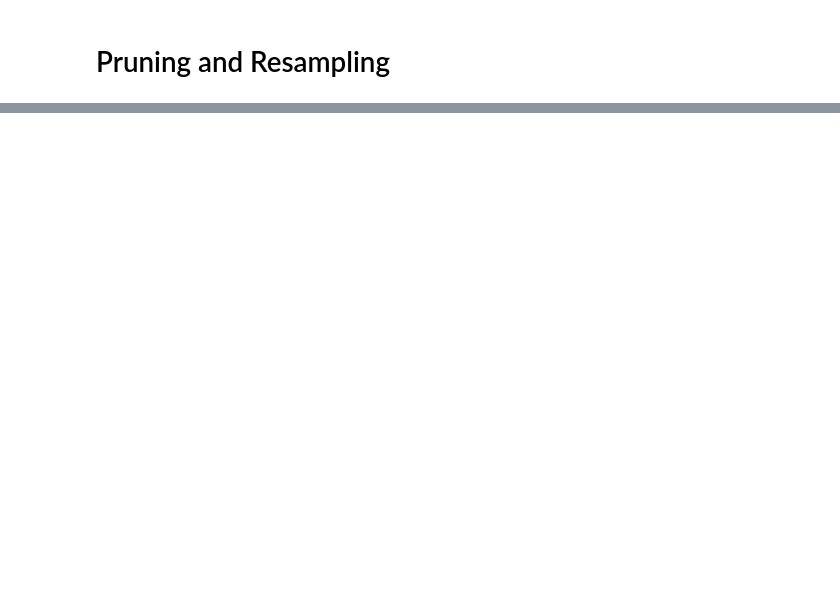
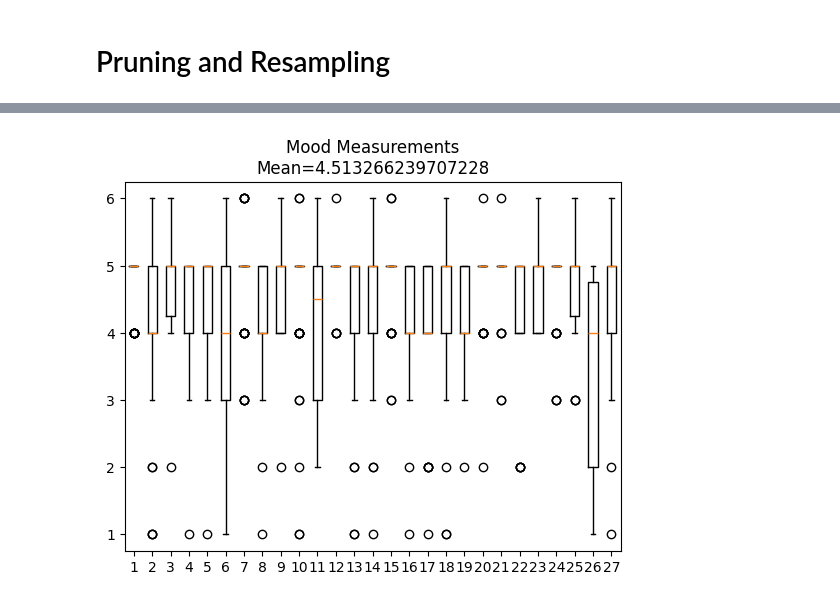
Before and after one commit to PietPjotr/DMT1, a Jupyter notebook: cleaning_test.ipynb, the cells around one changed output, grey strips where cells are left out. Saved outputs shown, nothing was run; the diff lists cells and outputs as text; code cells hidden in the pictures; blank space fills up the shorter version.

```diff
--- a/cleaning_test.ipynb
+++ b/cleaning_test.ipynb
@@ -25,0 +33,11 @@ prunedDaily.loc[users[0]].plot.line(y = "mood")
+# %%
+Daily_measurements = pd.concat([rawData.loc[user].resample("1d").count() for user in users], keys=users)
+Daily_measurements  = cleaning.pruneDays(Daily_measurements, users, baseFrame=rawData)
+
+fig, ax1 = plt.subplots()
+uIds = [user for user in users]
+
+_ = ax1.boxplot([Daily_measurements.loc[user]["mood"] for user in users])
+_= ax1.set_title(f"Mood Measurements\nMean={Daily_measurements["mood"].mean()}")
+# %% [output]
+[figure, added]
```
Also changed, not shown: parts of 16 cells of this notebook.
